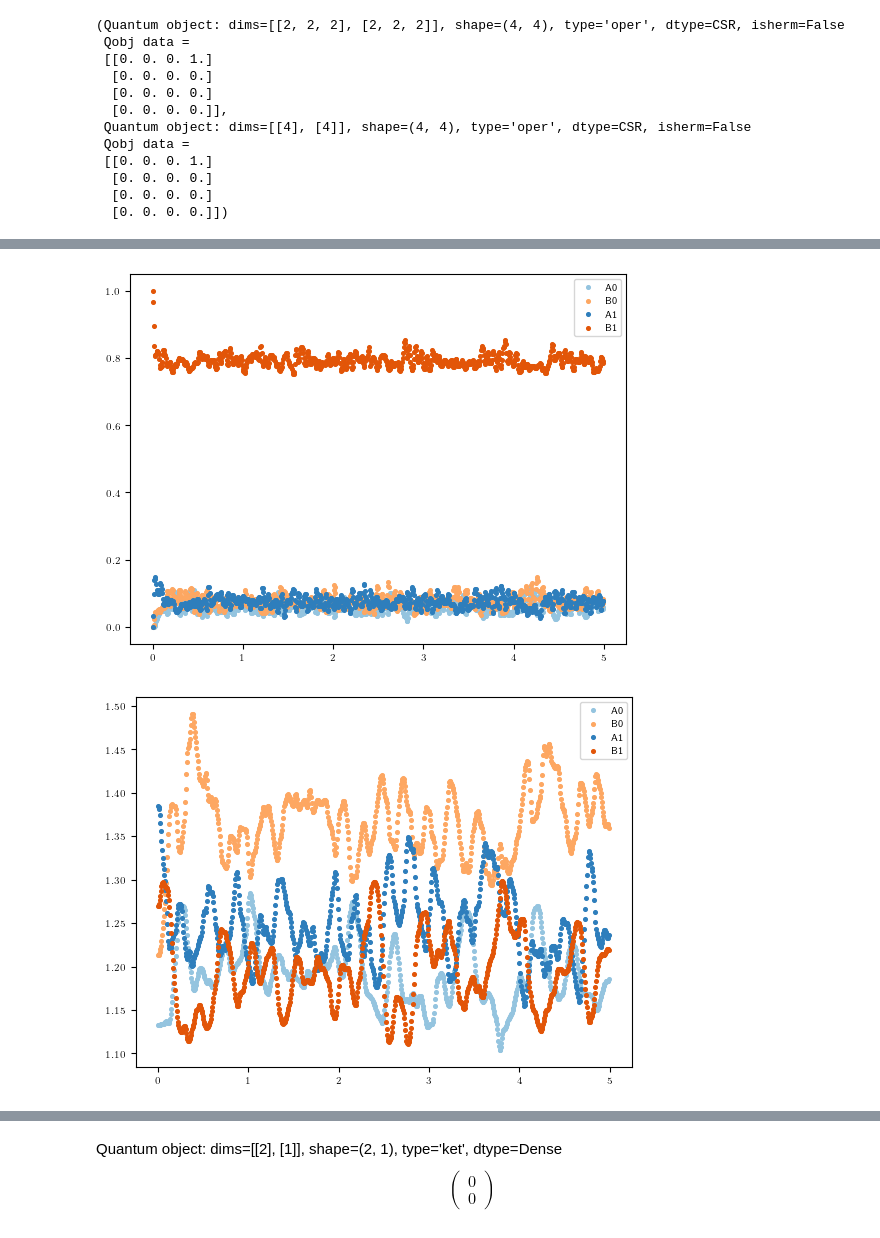
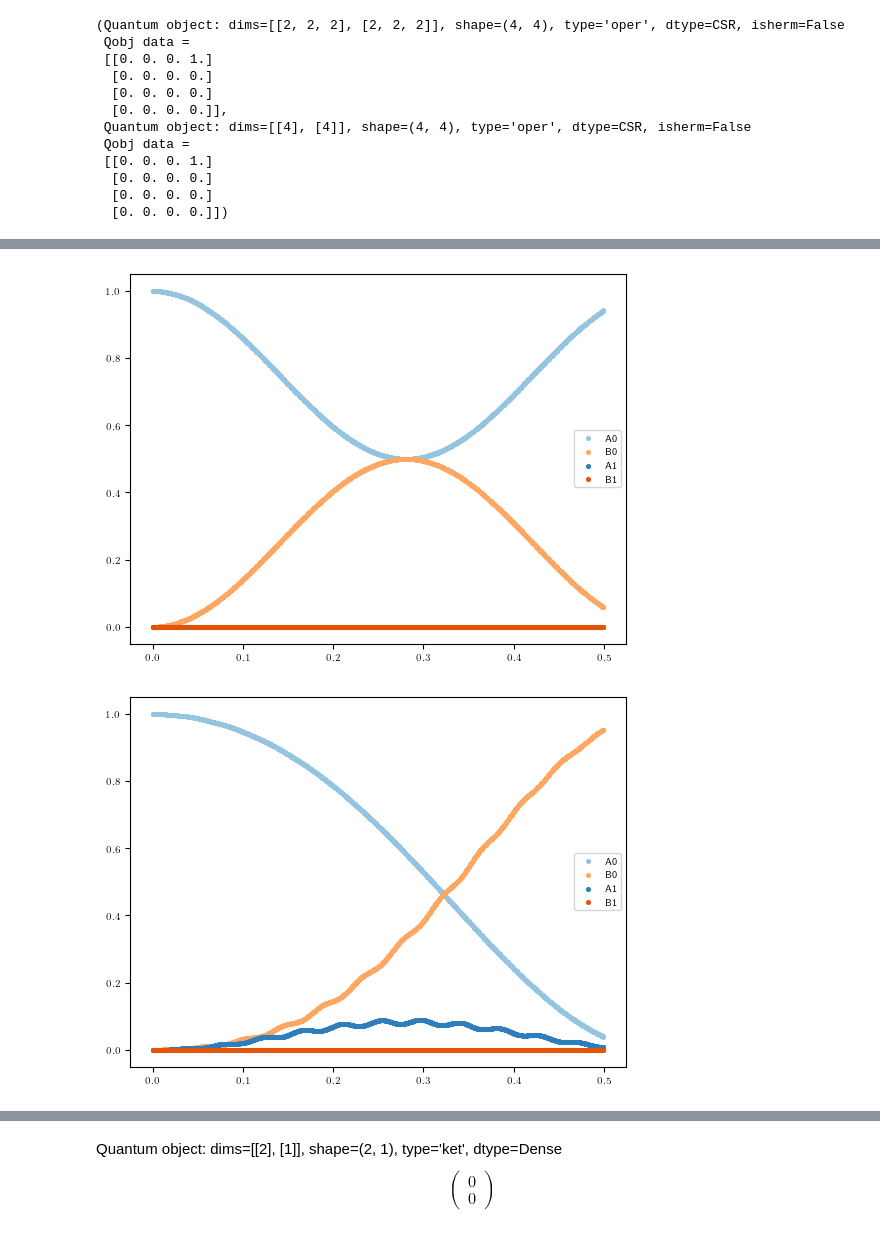
Before and after one commit to ChriGomm/master, a Jupyter notebook: numerics/thermal_phonons.ipynb, the cells around one changed output, grey strips where cells are left out. Saved outputs shown, nothing was run; the diff lists cells and outputs as text; code cells hidden in the pictures.

```diff
--- a/numerics/thermal_phonons.ipynb
+++ b/numerics/thermal_phonons.ipynb
@@ -1494,9 +1500,14 @@ for l in range(1,3):
 # %%
-p = thermal_phonon_generator(boson_number-1,chain_length)
-eig_ph = np.zeros(len(p))
-for i in range(len(p)):
-    eig_ph[i] = random()
-eig_ph /= np.linalg.norm(eig_ph)
+boson_number = 8
+# p = thermal_phonon_generator(boson_number-1,chain_length)
+# eig_ph = np.zeros(len(p))
+# for i in range(len(p)):
+#     eig_ph[i] = random()
+# eig_ph /= np.linalg.norm(eig_ph)
+# eig0 = np.zeros(chain_length)
+# for i in range(chain_length):
+#     eig0[i] = random()
+# eig0 /= np.linalg.norm(eig0)
 # %%
 
 atol = 1e-16
@@ -1515,10 +1526,10 @@ d = np.array([0,1])
 # dt = 0.2
 
 tsteps = 800
-dt = 5/tsteps
+dt = 0.5/tsteps
 t = np.arange(tsteps)*dt
 freq = 1/t[-1]
-ph_scale = 1/50
+ph_scale = 1/10
 def thermal_phonon_generator(excitations,chain_length):
     state = np.zeros(chain_length,dtype=np.int16)
     states = []
@@ -1531,7 +1542,7 @@ def thermal_phonon_generator(excitations,chain_length):
     # discard = int(factorial(excitations+chain_length-1)//(factorial(excitations-1)*factorial(chain_length)))
     # return discard
     return states
-boson_number = 6
+boson_number = 3
 Sys_full = full_dynamics(chain_length,boson_number=boson_number,a=a,d=d,ph_scale=ph_scale)
 def Hamiltonian_spph_for_tevol(t):
     # b = a/2+(b0-a/2)*np.cos(2*np.pi*freq*t)
@@ -1546,24 +1557,27 @@ down = tensor([basis(2,1) for i in range(chain_length)])
 
 state_sp = 0
 eig0 = np.zeros(chain_length)
-# eig0[:2] = 1
-eig0[-1] = 1
+# # eig0[:2] = 1
+eig0[0] = 1
 for i in range(chain_length):
     state_sp += Sys_full.sigmas_p[i]* down* eig0[i]
 
 phonon0 = tensor([basis(boson_number,0) for i in range(chain_length)])
 # state_sp = Sys_full.sigmas_p[0]* down
-phonon_gen = thermal_phonon_generator(boson_number-1,chain_length)
+therm_numb = boson_number-1
+phonon_gen = thermal_phonon_generator(therm_numb,chain_length)
+eig_ph = np.ones(len(phonon_gen))
 state_ph = 0
-for ind, phonon_state in enumerate(phonon_gen):
-    state = phonon0
-    # print(phonon_state)
-    for i in range(len(phonon_state)):
-        state = Sys_full.annihilation_phonon[i].dag()**phonon_state[i]*state
-    # print(state.full().T)
-    state_ph += state.unit()*eig_ph[ind]
+shift = 1
+# for ind, phonon_state in enumerate(phonon_gen):
+#     state = phonon0
+#     # print(phonon_state)
+#     for i in range(len(phonon_state)):
+#         state = Sys_full.annihilation_phonon[i].dag()**(phonon_state[i]*shift)*state
+#     # print(state.full().T)
+#     state_ph += state.unit()*eig_ph[ind]
 
-# state_ph = Sys_full.annihilation_phonon[2].dag()**3*phonon0
+state_ph = Sys_full.annihilation_phonon[0].dag()*phonon0
 
 # for n in range(chain_length):
 # n=0
@@ -1589,9 +1603,10 @@ ax[0].scatter(Sys_full.latticeB[0,:],[expect(Sys_full.projectors_eval[2*i+1],psi
 ax[1].scatter(Sys_full.latticeA[0,:],[expect(Sys_full.projectors_eval[chain_length+2*i],psiq) for i in range(chain_length//2+chain_length%2)],color='blue',s=10)
 ax[1].scatter(Sys_full.latticeB[0,:],[expect(Sys_full.projectors_eval[chain_length+2*i+1],psiq) for i in range(chain_length//2)],color='red',s=10)
 plt.show()
+b= 1.3
 # traj1 = sesolve(Hamiltonian_spph_for_tevol(0),psiq,t,e_ops=Sys_full.projectors_eval,options={"progress_bar":True,"store_final_state":True,"atol":atol,"rtol":atol})
-traj1 = sesolve(Sys_full.Hamiltonian_1Dph(0,Sys_full.a/2,0),psiq,t,e_ops=Sys_full.projectors_eval,options={"progress_bar":True,"store_final_state":True,"atol":atol,"rtol":atol})
-# t = t[:20],"store_states":True
+traj1 = sesolve(Sys_full.Hamiltonian_1Dph(0,b,0),psiq,t,e_ops=Sys_full.projectors_eval,options={"progress_bar":True,"store_final_state":True,"atol":atol,"rtol":atol})
+# t = t[:20],"store_states":TrueSys_full.a/2,
 # print(Hamiltonian_spph_for_tevol(0).full().shape)
 fig, ax = plt.subplots(1,1)
 fig2, ax2 = plt.subplots(1,1)
@@ -1621,3 +1636,3 @@ Total run time:  15.01s
-[figure, old version]
+[figure, new version]
-[figure, old version]
+[figure, new version]
 # %%
```
Also changed, not shown: parts of 11 cells of this notebook, 2 other files.
